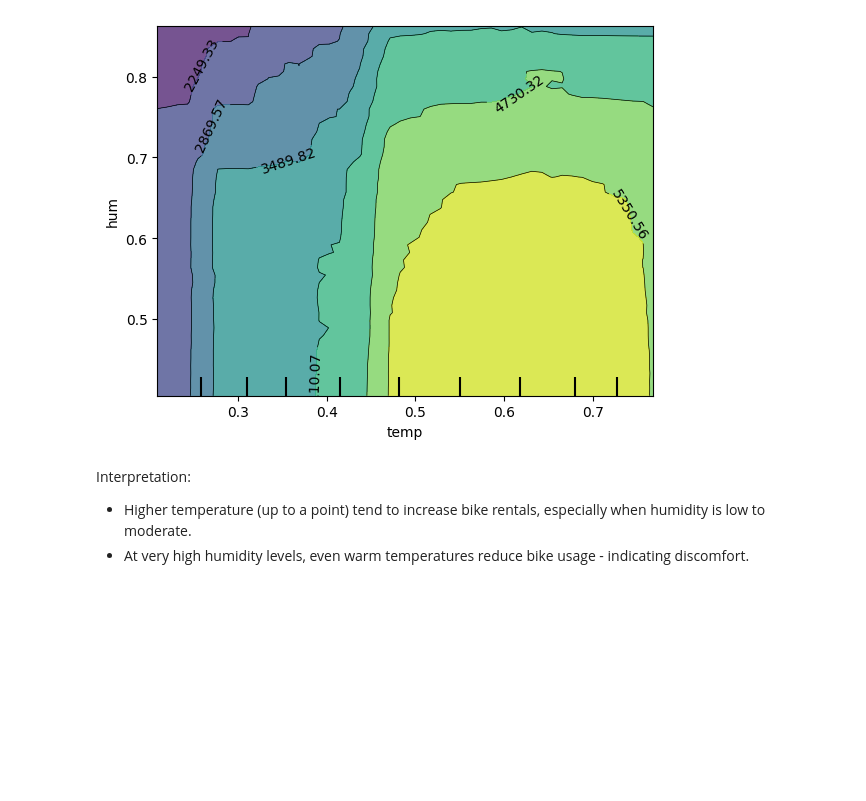
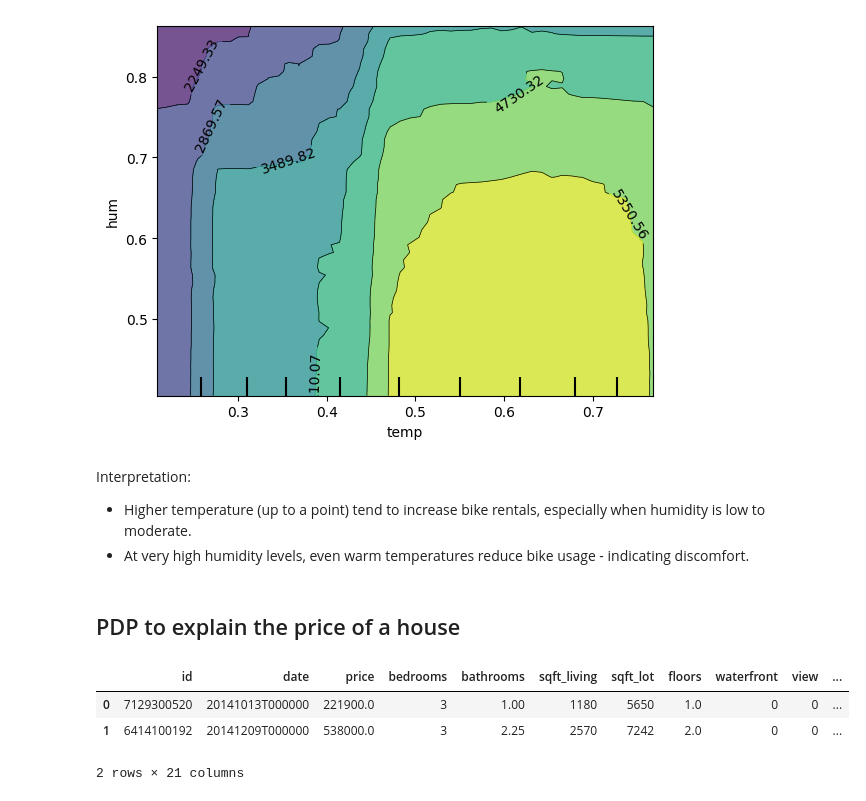
Before and after one commit to mdeppra/exercise-version-control, a Jupyter notebook: partial_dependency_plot.ipynb, the cells around one changed output. Saved outputs shown, nothing was run; the diff lists cells and outputs as text; code cells hidden in the pictures; blank space fills up the shorter version.

```diff
--- a/partial_dependency_plot.ipynb
+++ b/partial_dependency_plot.ipynb
@@ -92,3 +92,5 @@ plt.show()
 Interpretation:
 - Higher temperature (up to a point) tend to increase bike rentals, especially when humidity is low to moderate.
 - At very high humidity levels, even warm temperatures reduce bike usage - indicating discomfort.
+# %% [markdown]
+## PDP to explain the price of a house
@@ -94,0 +103,8 @@ Interpretation:
+# %%
+df = pd.read_csv("kc_house_data.csv")
+df.head(n=2)
+# %% [output]
+|  | id | date | price | bedrooms | bathrooms | sqft_living | sqft_lot | floors | waterfront | view | ... |
+| 0 | 7129300520 | 20141013T000000 | 221900.0 | 3 | 1.00 | 1180 | 5650 | 1.0 | 0 | 0 | ... |
+| 1 | 6414100192 | 20141209T000000 | 538000.0 | 3 | 2.25 | 2570 | 7242 | 2.0 | 0 | 0 | ... |
+2 rows × 21 columns
```
Also changed, not shown: parts of 3 cells of this notebook.
